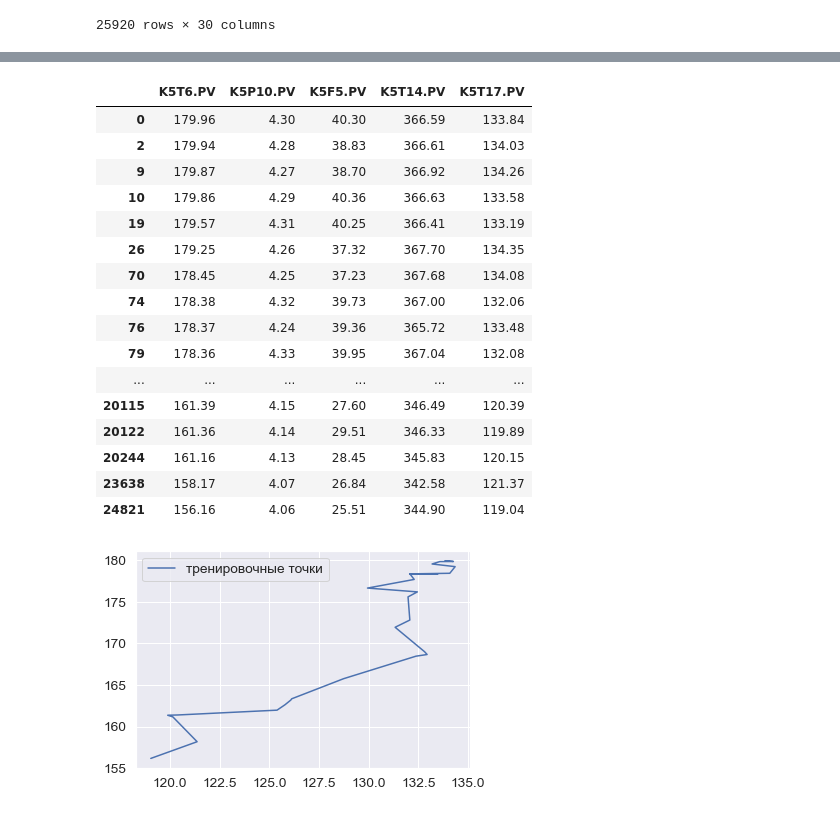
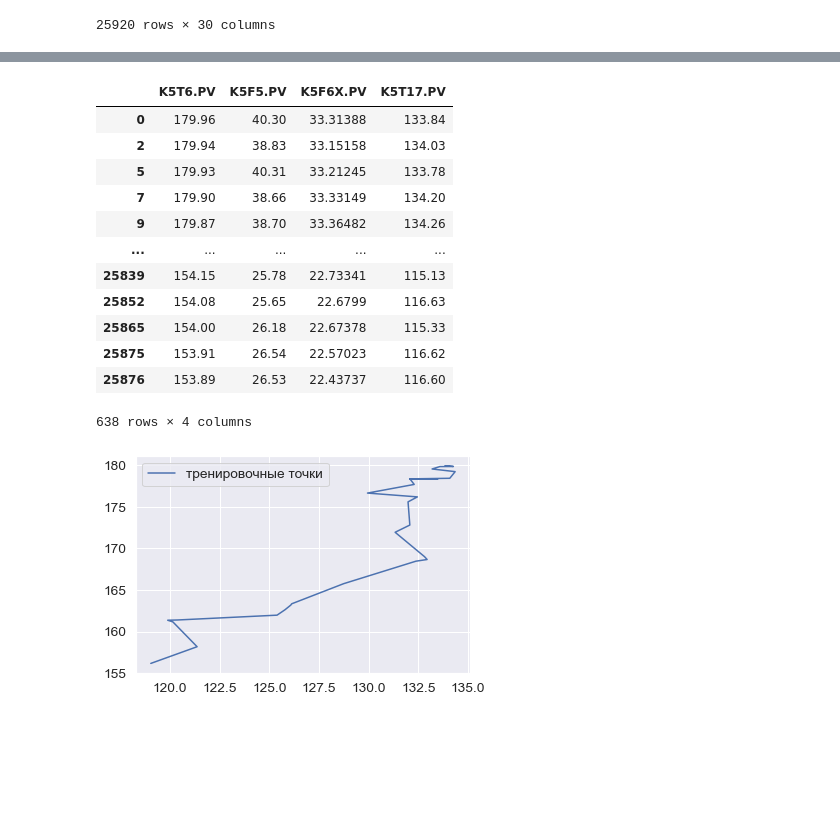
Before and after one commit to Graf35/energy-simulator, a Jupyter notebook: models/training_script/K5T6.ipynb, the cells around one changed output, grey strips where cells are left out. Saved outputs shown, nothing was run; the diff lists cells and outputs as text; code cells hidden in the pictures; blank space fills up the shorter version.

```diff
--- a/models/training_script/K5T6.ipynb
+++ b/models/training_script/K5T6.ipynb
@@ -61,28 +61,23 @@ df
 # %%
 df=df.dropna()
 df=df.round(2)
 df=df.drop_duplicates(["K5T6.PV"])
-df=df.drop_duplicates(["K5P10.PV"])
 df=df.drop_duplicates(["K5F5.PV"])
-df=df.drop_duplicates(["K5T14.PV"])
+df=df.drop_duplicates(["K5F6X.PV"])
 df=df.drop_duplicates(["K5T17.PV"])
 df
 # %% [output]
-|  | K5T6.PV | K5P10.PV | K5F5.PV | K5T14.PV | K5T17.PV |
-| 0 | 179.96 | 4.30 | 40.30 | 366.59 | 133.84 |
-| 2 | 179.94 | 4.28 | 38.83 | 366.61 | 134.03 |
-| 9 | 179.87 | 4.27 | 38.70 | 366.92 | 134.26 |
-| 10 | 179.86 | 4.29 | 40.36 | 366.63 | 133.58 |
-| 19 | 179.57 | 4.31 | 40.25 | 366.41 | 133.19 |
-| 26 | 179.25 | 4.26 | 37.32 | 367.70 | 134.35 |
-| 70 | 178.45 | 4.25 | 37.23 | 367.68 | 134.08 |
-| 74 | 178.38 | 4.32 | 39.73 | 367.00 | 132.06 |
-| 76 | 178.37 | 4.24 | 39.36 | 365.72 | 133.48 |
-| 79 | 178.36 | 4.33 | 39.95 | 367.04 | 132.08 |
-| ... | ... | ... | ... | ... | ... |
-| 20115 | 161.39 | 4.15 | 27.60 | 346.49 | 120.39 |
-| 20122 | 161.36 | 4.14 | 29.51 | 346.33 | 119.89 |
-| 20244 | 161.16 | 4.13 | 28.45 | 345.83 | 120.15 |
-| 23638 | 158.17 | 4.07 | 26.84 | 342.58 | 121.37 |
-| 24821 | 156.16 | 4.06 | 25.51 | 344.90 | 119.04 |
+|  | K5T6.PV | K5F5.PV | K5F6X.PV | K5T17.PV |
+| 0 | 179.96 | 40.30 | 33.31388 | 133.84 |
+| 2 | 179.94 | 38.83 | 33.15158 | 134.03 |
+| 5 | 179.93 | 40.31 | 33.21245 | 133.78 |
+| 7 | 179.90 | 38.66 | 33.33149 | 134.20 |
+| 9 | 179.87 | 38.70 | 33.36482 | 134.26 |
+| ... | ... | ... | ... | ... |
+| 25839 | 154.15 | 25.78 | 22.73341 | 115.13 |
+| 25852 | 154.08 | 25.65 | 22.6799 | 116.63 |
+| 25865 | 154.00 | 26.18 | 22.67378 | 115.33 |
+| 25875 | 153.91 | 26.54 | 22.57023 | 116.62 |
+| 25876 | 153.89 | 26.53 | 22.43737 | 116.60 |
+638 rows × 4 columns
 # %%
```
Also changed, not shown: parts of 6 cells of this notebook, 7 other files.
